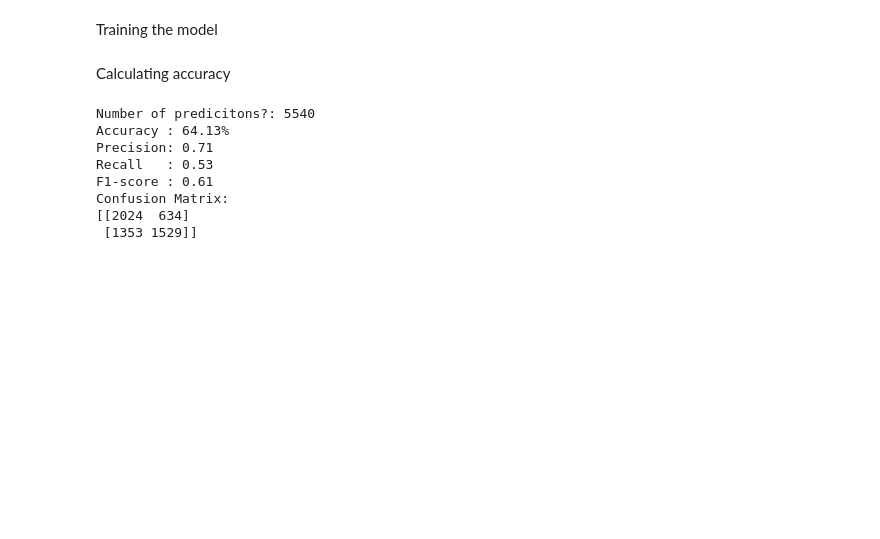
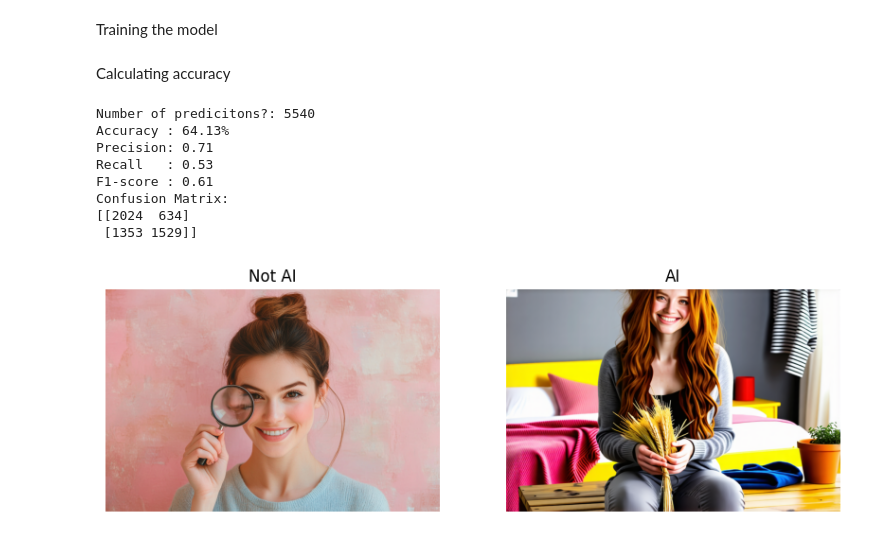
Before and after one commit to Andreasest/ai-image-detection, a Jupyter notebook: Aidetect.ipynb, the cells around one changed output. Saved outputs shown, nothing was run; the diff lists cells and outputs as text; code cells hidden in the pictures; blank space fills up the shorter version.

```diff
--- a/Aidetect.ipynb
+++ b/Aidetect.ipynb
@@ -347,34 +348,42 @@ Confusion Matrix:
 [[2024  634]
  [1353 1529]]
 # %%
+from PIL import Image as PILImage
+
+
+real_image = PILImage.open(real_image_path).convert("RGB")
+fake_image = PILImage.open(fake_image_path).convert("RGB")
+
 real_image_path="dataset/test_data_v2/0a14fd08e1d4438b99b49538fb1d8b0e.jpg" # image 1
 fake_image_path="dataset/test_data_v2/0aab637df0a6416480f61672dca7797f.jpg" # image 2
 
-real_image = Image.open(real_image_path).convert("RGB")
-fake_image = Image.open(fake_image_path).convert("RGB")
+real_image = PILImage.open(real_image_path).convert("RGB")
+fake_image = PILImage.open(fake_image_path).convert("RGB")
 
 real_tensor=transform(real_image).unsqueeze(0).to(device)
 fake_tensor=transform(fake_image).unsqueeze(0).to(device)
 
 model.eval()
 with torch.no_grad():
     real_logits=model(real_tensor)
     fake_logits=model(fake_tensor)
 
 real_prob=torch.sigmoid(real_logits).item()
 fake_prob=torch.sigmoid(fake_logits).item()
 
 threshold=0.01
 real_label="AI" if real_prob >= threshold else "Not AI"
 fake_label="AI" if fake_prob >= threshold else "Not AI"
 
 fig,axes=plt.subplots(1,2, figsize=(10,5))
 axes[0].imshow(real_image)
 axes[0].axis("off")
 axes[0].set_title(real_label)
 
 axes[1].imshow(fake_image)
 axes[1].axis("off")
 axes[1].set_title(fake_label)
 
 plt.show()
+# %% [output]
+[figure, added]
```
Also changed, not shown: parts of 3 cells of this notebook.
